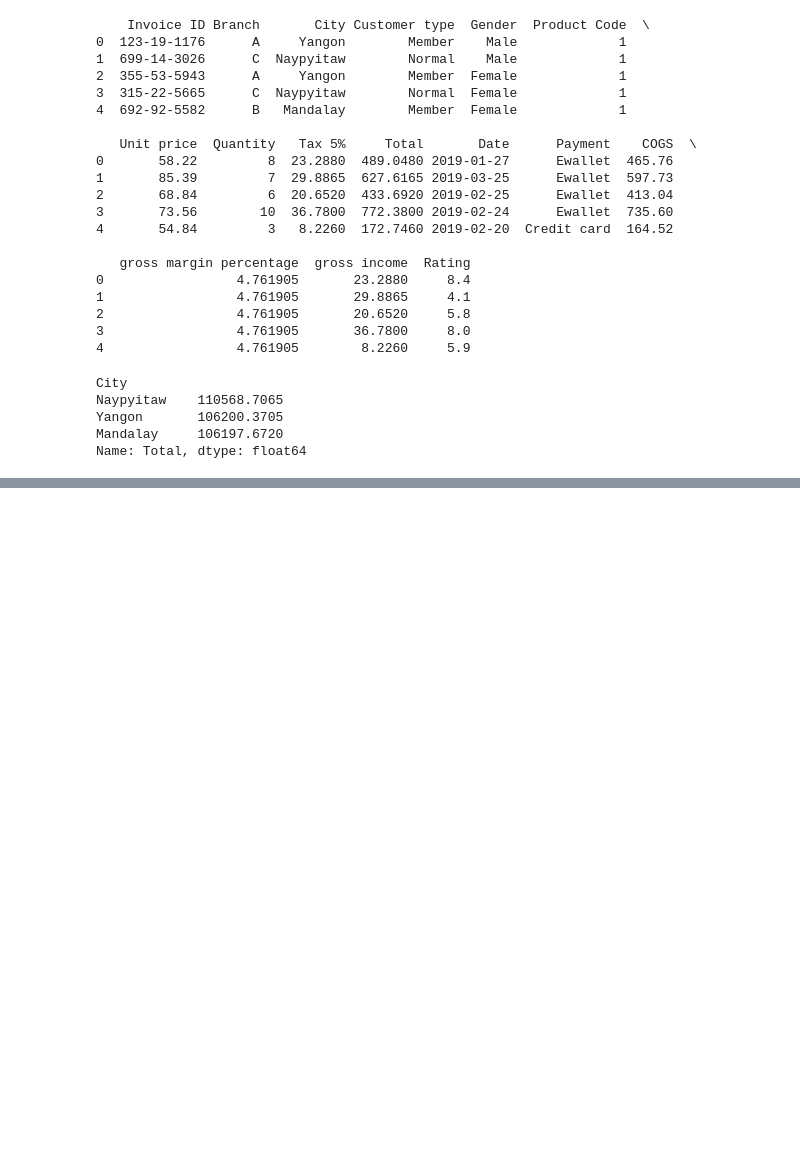
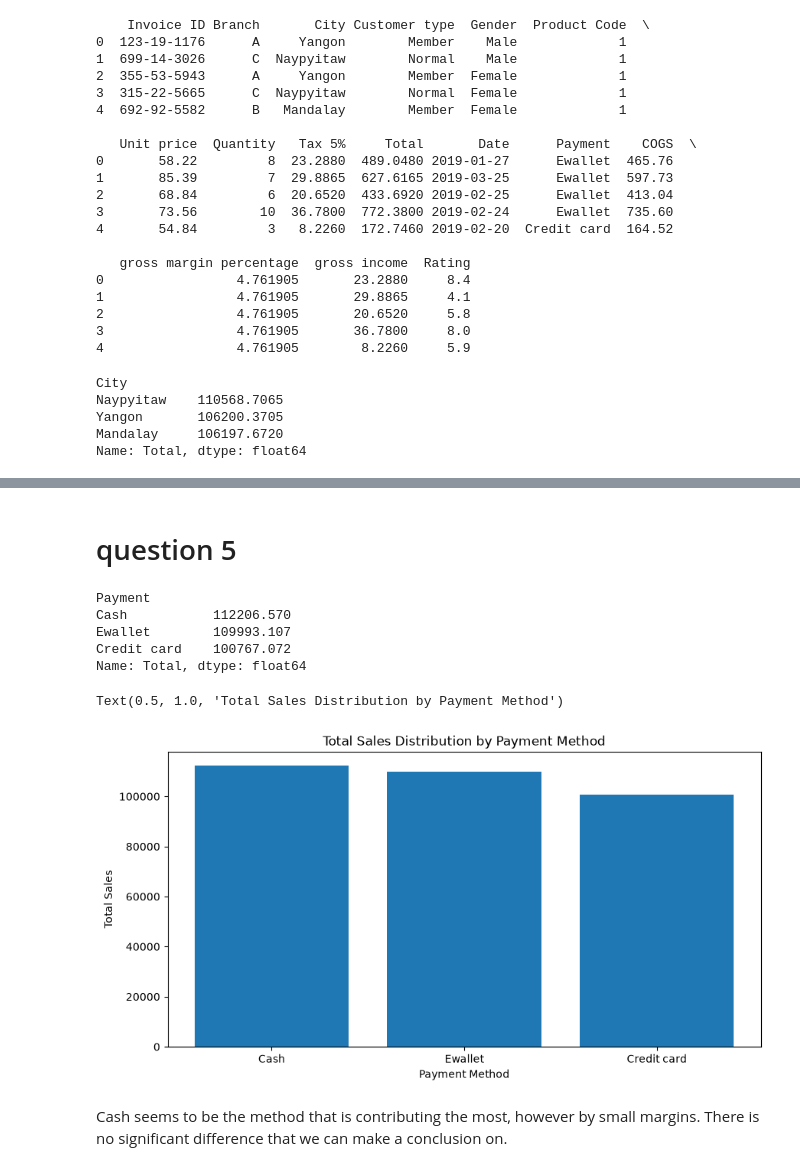
Before and after one commit to Aleksandar-the-OK/data_visuallization, a Jupyter notebook: Assignment_1/assignment_1.ipynb, the cells around one changed output, grey strips where cells are left out. Saved outputs shown, nothing was run; the diff lists cells and outputs as text; code cells hidden in the pictures; blank space fills up the shorter version.

Commit message:
question 5 answered

```diff
--- a/Assignment_1/assignment_1.ipynb
+++ b/Assignment_1/assignment_1.ipynb
@@ -209,0 +213,26 @@ ax2.set_title('Sales distributions per city - TOTAL')
+# %% [markdown]
+# question 5
+# %%
+payment_method = sales_file.groupby('Payment')['Total'].sum()
+payment_method = payment_method.sort_values(ascending=False)
+
+print(payment_method)
+# %% [output]
+Payment
+Cash           112206.570
+Ewallet        109993.107
+Credit card    100767.072
+Name: Total, dtype: float64
+# %%
+fig3, ax3 = plt.subplots(figsize=(10, 5))
+
+ax3.bar(payment_method.index, payment_method.values)
+
+ax3.set_xlabel('Payment Method')
+ax3.set_ylabel('Total Sales')
+ax3.set_title('Total Sales Distribution by Payment Method')
+# %% [output]
+Text(0.5, 1.0, 'Total Sales Distribution by Payment Method')
+[figure, added]
+# %% [markdown]
+Cash seems to be the method that is contributing the most, however by small margins. There is no significant difference that we can make a conclusion on.
```
Also changed, not shown: parts of 2 cells of this notebook.
